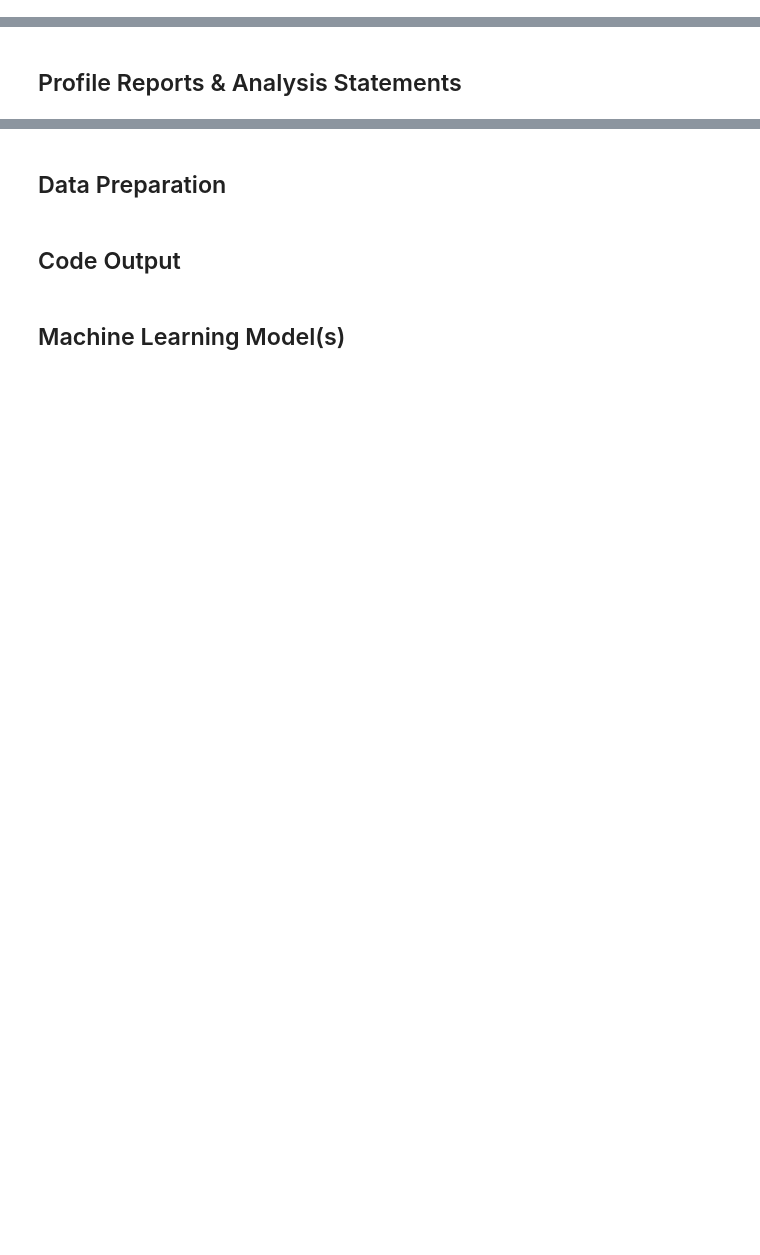
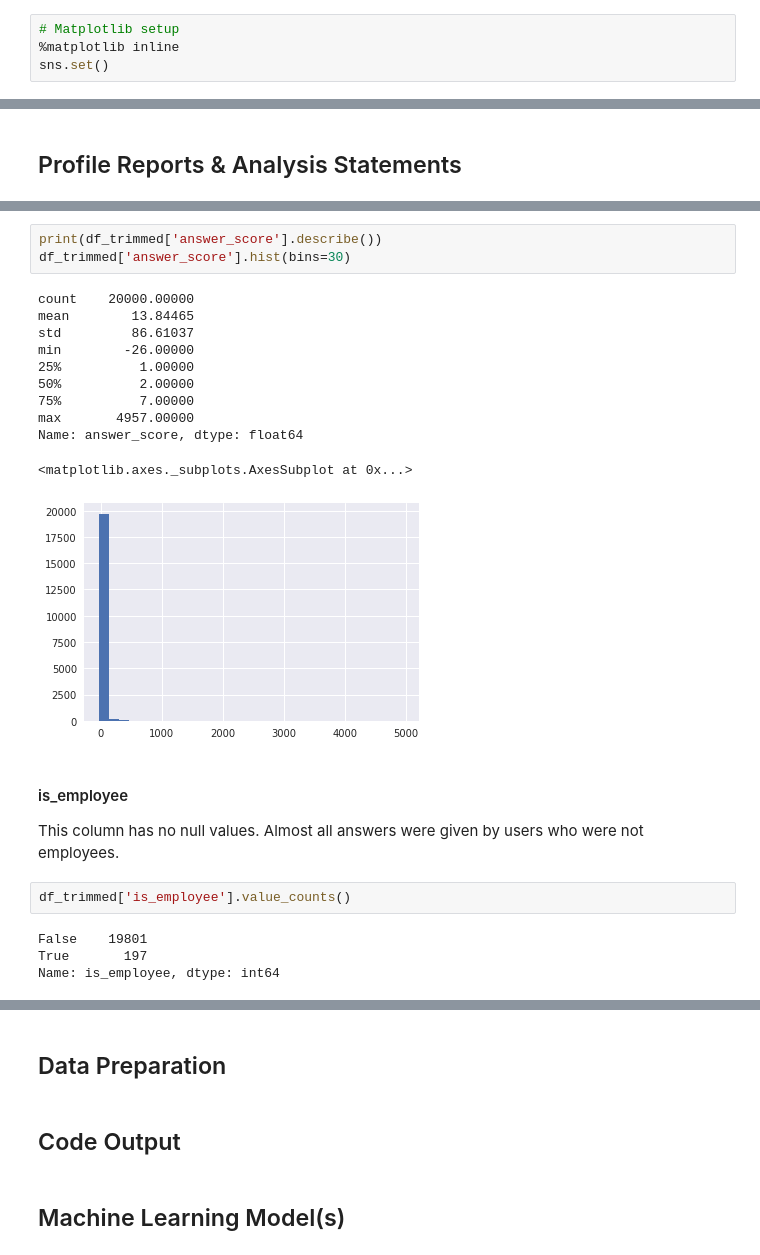
Before and after one commit to dparks-seattletimes/DATASCI420-milestone, a Jupyter notebook: Studentname-M01-Capstone-Proposal.ipynb, the cells around one changed output, grey strips where cells are left out. Cells and saved outputs as stored; diff of their text form; blank space fills up the shorter version.

```diff
--- a/Studentname-M01-Capstone-Proposal.ipynb
+++ b/Studentname-M01-Capstone-Proposal.ipynb
@@ -73,3 +75,7 @@ import pandas_profiling
+# %%
+# Matplotlib setup
+%matplotlib inline
+sns.set()
 # %% [markdown]
 ## Data Imports and Joins
 # %%
@@ -202,0 +211,25 @@ pandas_profiling.ProfileReport(df_bq)
+# %%
+print(df_trimmed['answer_score'].describe())
+df_trimmed['answer_score'].hist(bins=30)
+# %% [output]
+count    20000.00000
+mean        13.84465
+std         86.61037
+min        -26.00000
+25%          1.00000
+50%          2.00000
+75%          7.00000
+max       4957.00000
+Name: answer_score, dtype: float64
+<matplotlib.axes._subplots.AxesSubplot at 0x...>
+[figure, added]
+# %% [markdown]
+#### is_employee
+
+This column has no null values.  Almost all answers were given by users who were not employees.
+# %%
+df_trimmed['is_employee'].value_counts()
+# %% [output]
+False    19801
+True       197
+Name: is_employee, dtype: int64
```
Also changed, not shown: parts of 6 cells of this notebook.
